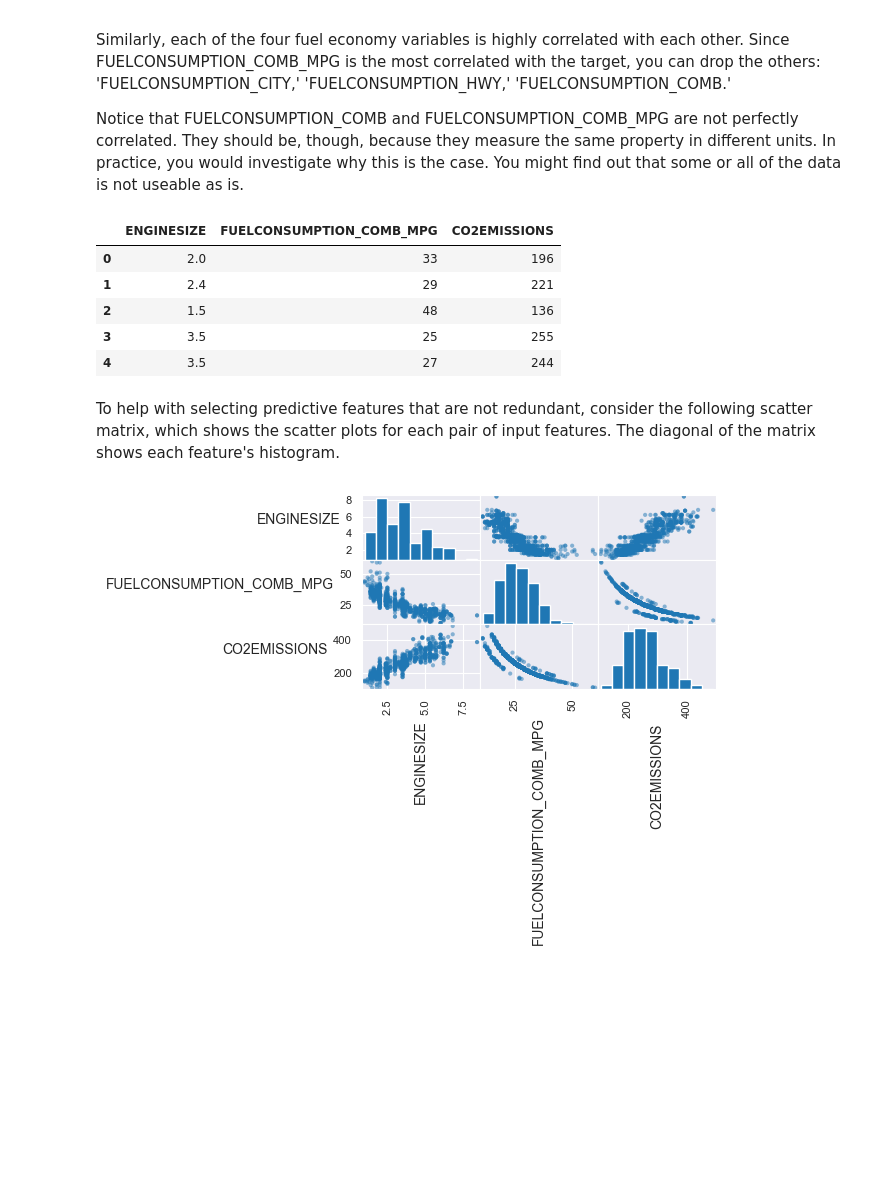
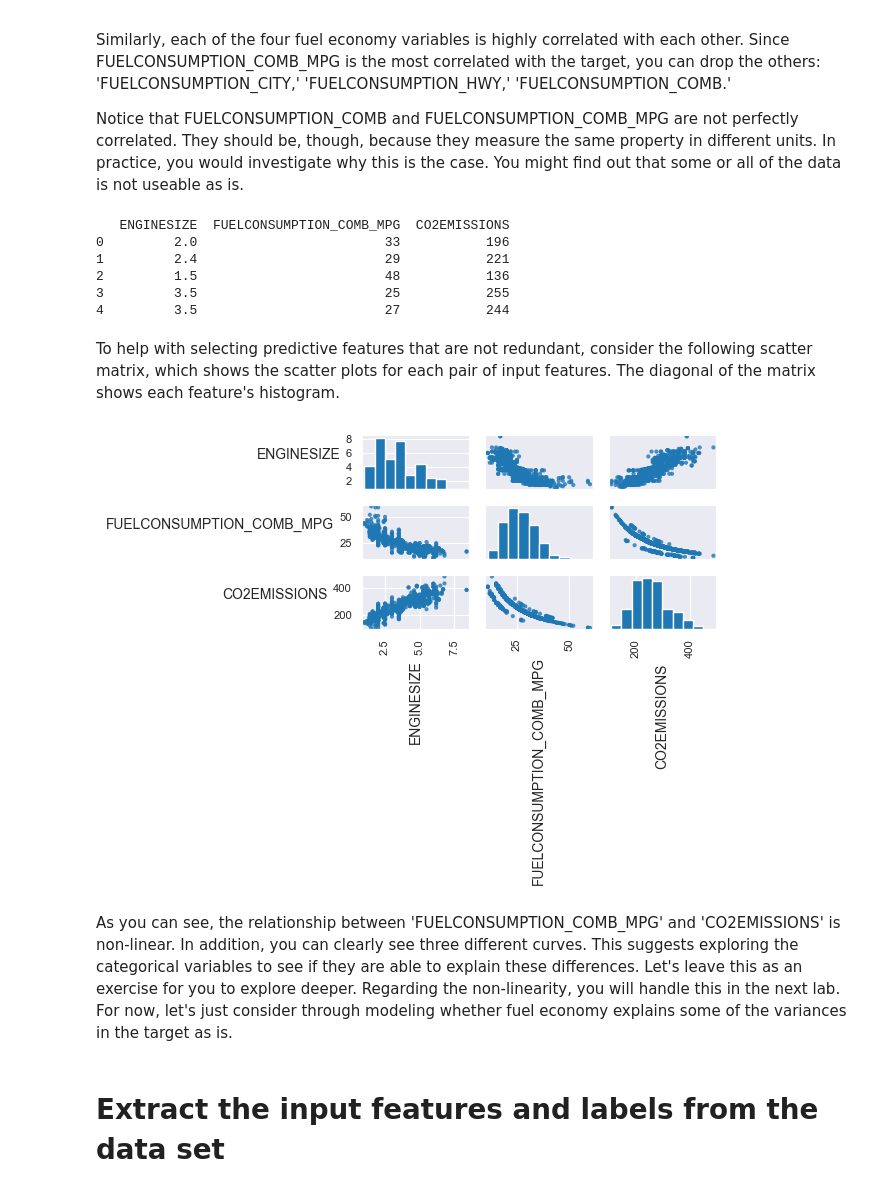
Before and after one commit to Hasan082/AI_and_Machine_learning, a Jupyter notebook: machien_learning/Multiple_Linear_Regression.ipynb, the cells around one changed output. Cells and saved outputs as stored; diff of their text form; code cells hidden in the pictures; blank space fills up the shorter version.

```diff
--- a/machien_learning/Multiple_Linear_Regression.ipynb
+++ b/machien_learning/Multiple_Linear_Regression.ipynb
@@ -95,26 +95,30 @@ Notice that FUELCONSUMPTION_COMB and FUELCONSUMPTION_COMB_MPG are not perfectly
 # %%
 df = df.drop(['CYLINDERS', 'FUELCONSUMPTION_CITY', 'FUELCONSUMPTION_HWY','FUELCONSUMPTION_COMB',],axis=1)
 # %%
-df.head()
+print(df.head())
 # %% [output]
-|  | ENGINESIZE | FUELCONSUMPTION_COMB_MPG | CO2EMISSIONS |
-| 0 | 2.0 | 33 | 196 |
-| 1 | 2.4 | 29 | 221 |
-| 2 | 1.5 | 48 | 136 |
-| 3 | 3.5 | 25 | 255 |
-| 4 | 3.5 | 27 | 244 |
+   ENGINESIZE  FUELCONSUMPTION_COMB_MPG  CO2EMISSIONS
+0         2.0                        33           196
+1         2.4                        29           221
+2         1.5                        48           136
+3         3.5                        25           255
+4         3.5                        27           244
 # %% [markdown]
 To help with selecting predictive features that are not redundant, consider the following scatter matrix, which shows the scatter plots for each pair of input features. The diagonal of the matrix shows each feature's histogram.
 # %%
-axes = pd.plotting.scatter_matrix(df, alpha=0.5)
+axes = pd.plotting.scatter_matrix(df, alpha=.8)
 # need to rotate axis labels so we can read them
 for ax in axes.flatten():
     ax.xaxis.label.set_rotation(90)
     ax.yaxis.label.set_rotation(0)
     ax.yaxis.label.set_ha('right')
 
 plt.tight_layout()
-plt.gcf().subplots_adjust(wspace=0, hspace=0)
+# plt.gcf().subplots_adjust(wspace=0, hspace=0)
 plt.show()
 # %% [output]
-[figure, old version]
+[figure, new version]
+# %% [markdown]
+As you can see, the relationship between 'FUELCONSUMPTION_COMB_MPG' and 'CO2EMISSIONS' is non-linear. In addition, you can clearly see three different curves. This suggests exploring the categorical variables to see if they are able to explain these differences. Let's leave this as an exercise for you to explore deeper. Regarding the non-linearity, you will handle this in the next lab. For now, let's just consider through modeling whether fuel economy explains some of the variances in the target as is.
+# %% [markdown]
+# Extract the input features and labels from the data set
```
Also changed, not shown: parts of 11 cells of this notebook.
